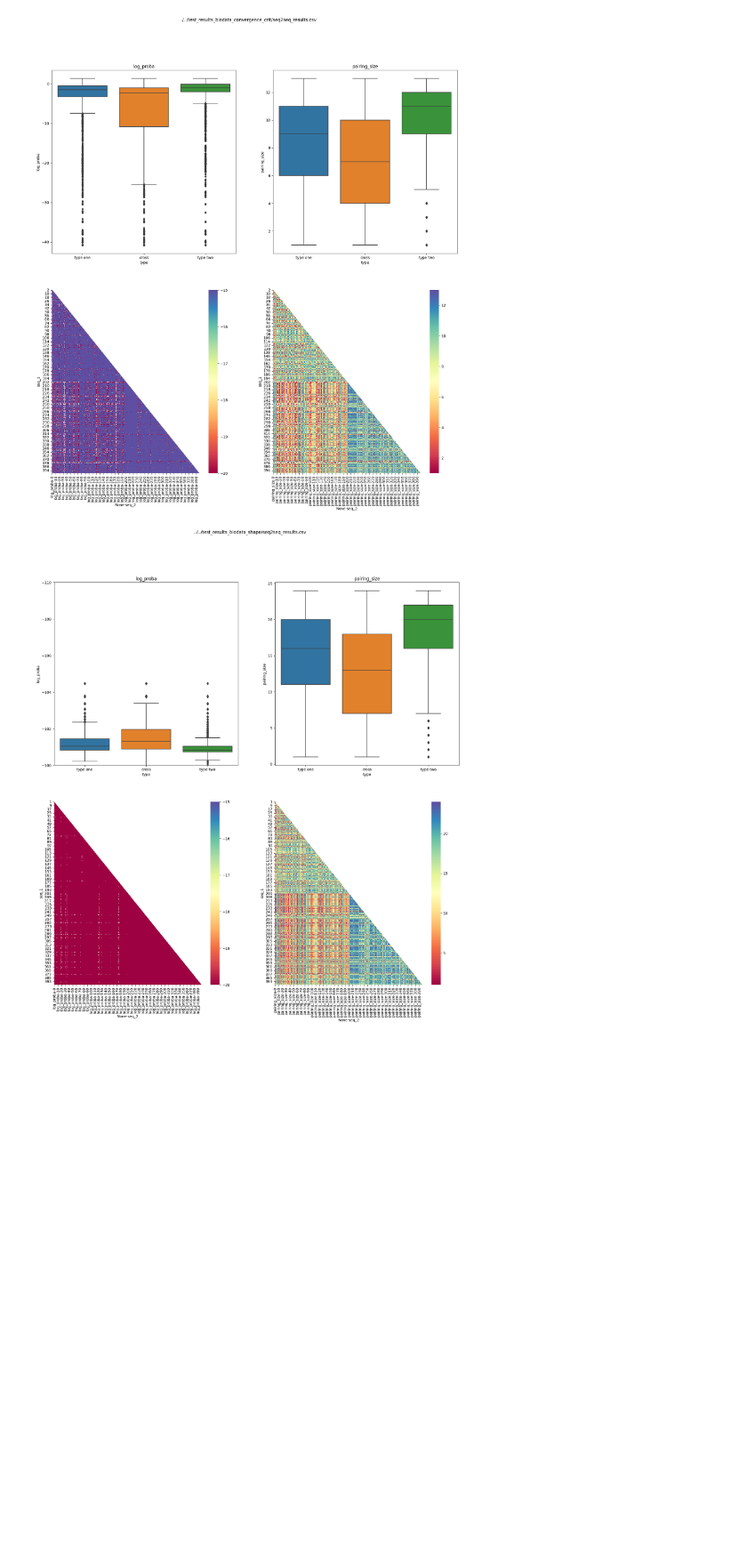
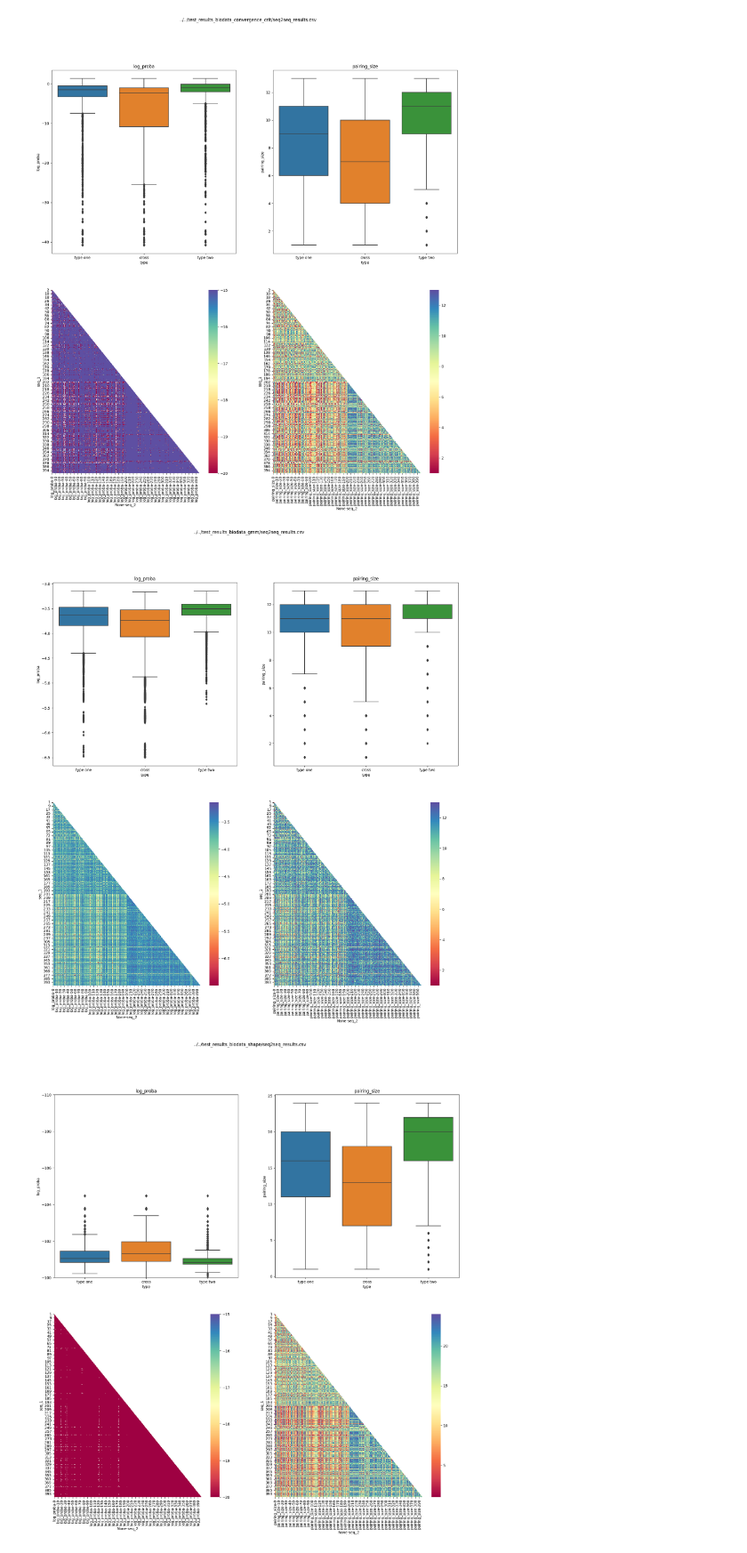
Before and after one commit to Caeph/bindmate, a Jupyter notebook: src/kmer_metric_evaluation/kl_divergence_first_look.ipynb, the cells around one changed output. Shown at 89% size. Drawn from its saved outputs; the diff is of its cells as text; code cells hidden in the pictures; blank space fills up the shorter version.

```diff
--- a/src/kmer_metric_evaluation/kl_divergence_first_look.ipynb
+++ b/src/kmer_metric_evaluation/kl_divergence_first_look.ipynb
@@ -36,6 +36,32 @@ plt.suptitle(filename)
 plt.show()
 # %% [output]
 [figure]
+# %%
+filename = "../../test_results_biodata_gmm/seq2seq_results.csv"
+df = pd.read_csv(filename, sep=';', header=None)
+df.columns = ["seq_1", "seq_2", "proba", "pairing_size", "pairing"]
+df['log_proba'] = np.log(df['proba'])
+df['type'] = df.apply(lambda row: type_of_pair(row["seq_1"], row["seq_2"]), axis=1)
+
+fig, axes = plt.subplots(nrows=2, ncols=2, figsize=(20,20))
+
+sns.boxplot(data=df, x='type', y='log_proba', ax=axes[0,0])
+#axes[0,0].set_ylim(-45, -35)
+axes[0,0].set_title("log_proba")
+
+sns.boxplot(data=df, x='type', y='pairing_size', ax=axes[0,1])
+axes[0,1].set_title("pairing_size")
+
+mat = pd.pivot_table(df, values=['log_proba'], columns=['seq_2'], index=['seq_1'])
+sns.heatmap(mat, cmap="Spectral", ax=axes[1,0])
+
+mat = pd.pivot_table(df, values=['pairing_size'], columns=['seq_2'], index=['seq_1'])
+sns.heatmap(mat, cmap="Spectral", ax=axes[1,1])
+
+plt.suptitle(filename)
+plt.show()
+# %% [output]
+[figure, added]
 # %%
 filename = "../../test_results_biodata_shape/seq2seq_results.csv"
 df = pd.read_csv(filename, sep=';', header=None)
```
Also changed, not shown: 8 other files.
